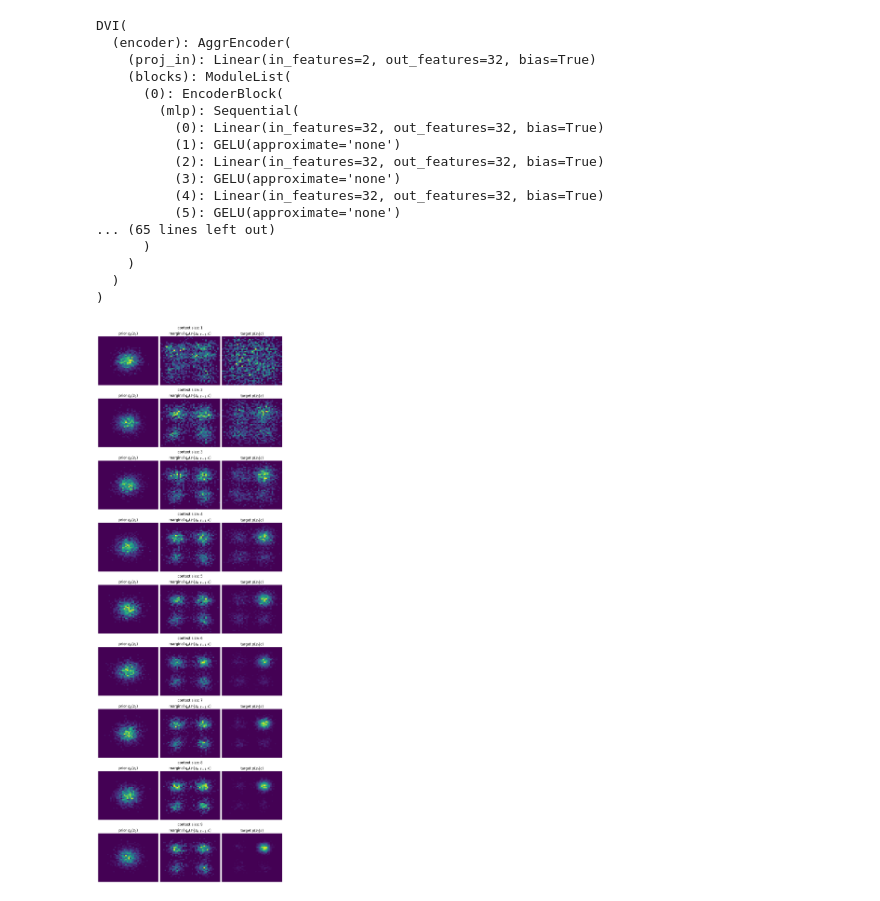
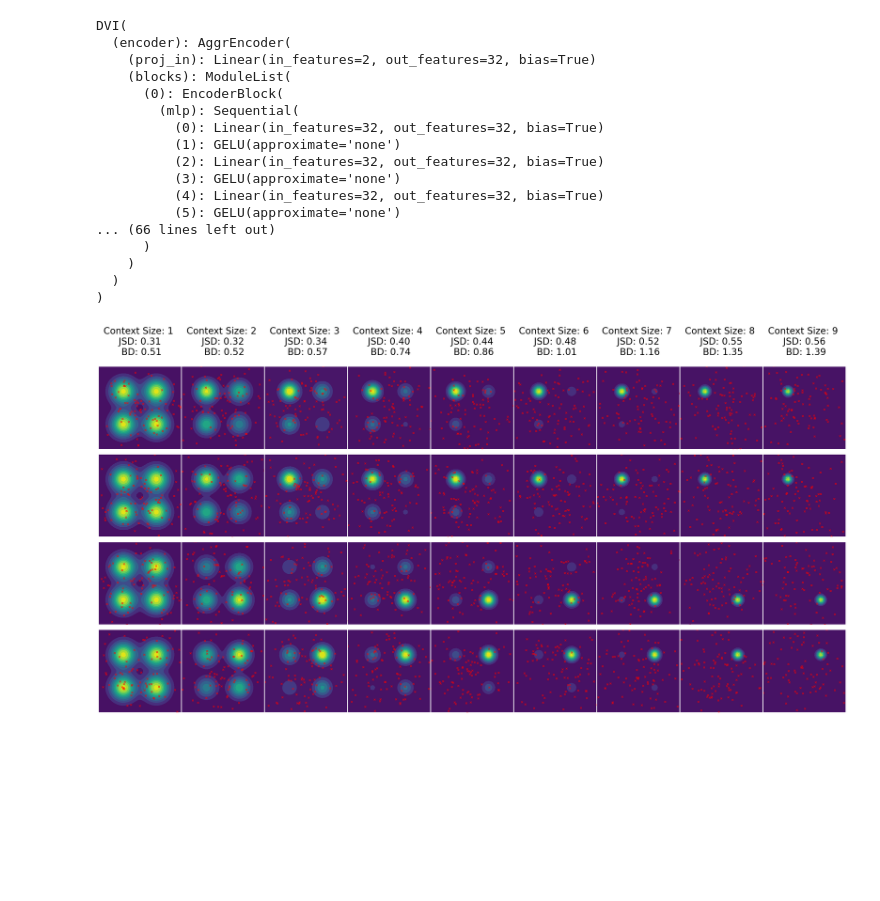
Before and after one commit to ChickNCurry/dvi-for-bml, a Jupyter notebook: notebooks/exp_dvi_2d.ipynb, the cells around one changed output. Drawn from its saved outputs; the diff is of its cells as text; code cells hidden in the pictures; blank space fills up the shorter version.

Commit message:
add better ttp plots

```diff
--- a/notebooks/exp_dvi_2d.ipynb
+++ b/notebooks/exp_dvi_2d.ipynb
@@ -58,7 +58,7 @@ class Config:
     num_heads_sa = None  # 8
     num_heads_ca = 4
     use_score = False
-    learning_rate = 3e-3
+    learning_rate = 1e-3
     size = 64
     batch_size = 64
     max_context_size = None  # 10  # None
@@ -323,7 +323,7 @@ DVI(
           (3): GELU(approximate='none')
           (4): Linear(in_features=32, out_features=32, bias=True)
           (5): GELU(approximate='none')
-... (65 lines left out)
+... (66 lines left out)
       )
     )
   )
@@ -338,5 +338,12 @@ num_epochs = 500
 losses = trainer.train(num_epochs=num_epochs, max_clip_norm=None, alpha=None)
 # %%
-visualize_dvi_2d(device, model, dataset, multipliers=(1, 1))
+from dviforbml.evaluation.visualization.visualize_dvi_contour import (
+    visualize_dvi_2d_contour,
+    visualize_dvi_2d_contour_all,
+)
+
+
+# visualize_dvi_2d(device, model, dataset, multipliers=(1, 1))
+visualize_dvi_2d_contour_all(device, model, dataset)
 # %% [output]
-[figure, old version]
+[figure, new version]
```
Also changed, not shown: parts of 1 cell of this notebook, 1 other file.
